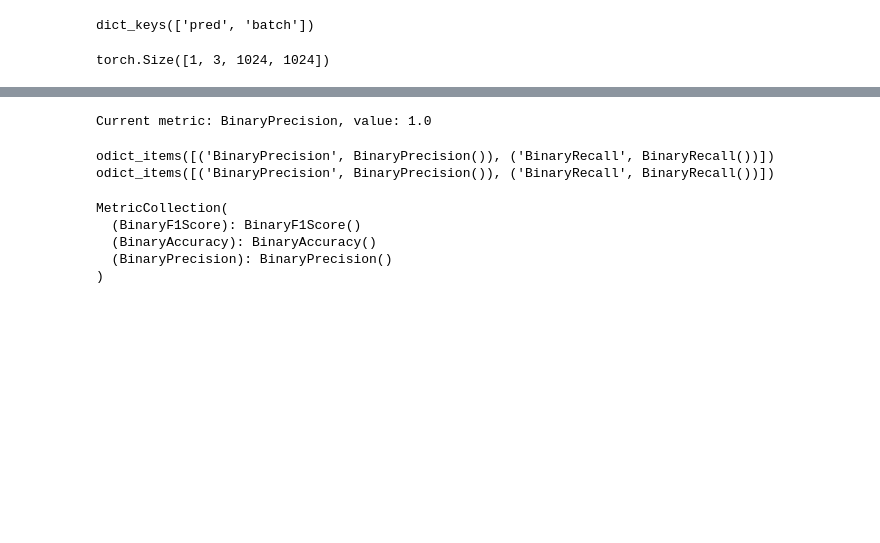
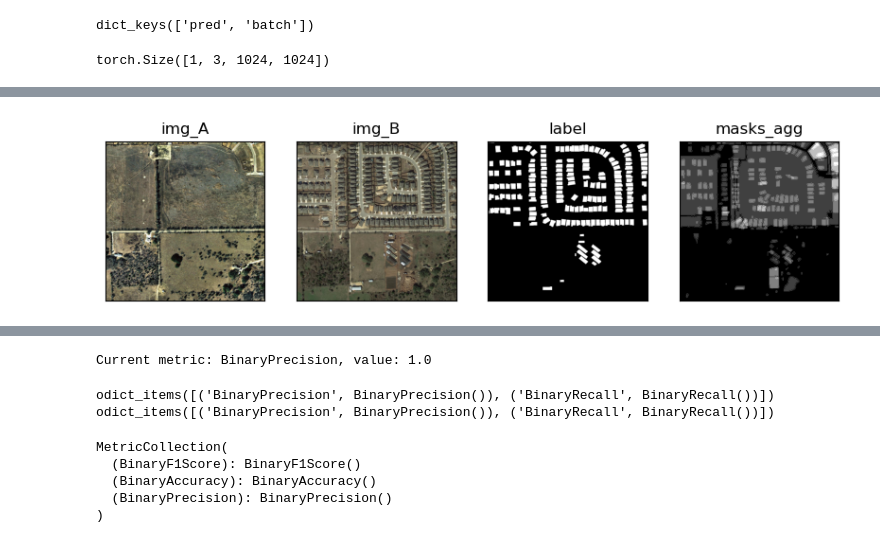
Before and after one commit to brustt/stylo_magique_intership_ign, a Jupyter notebook: notebooks/inference/run_inference.ipynb, the cells around one changed output, grey strips where cells are left out. Saved outputs shown, nothing was run; the diff lists cells and outputs as text; code cells hidden in the pictures; blank space fills up the shorter version.

```diff
--- a/notebooks/inference/run_inference.ipynb
+++ b/notebooks/inference/run_inference.ipynb
@@ -190,0 +222,5 @@ def plot_metrics_units_px(tp, fp, fn, title="Metrics Overlay"):
+# %%
+# th 40
+show_prediction_sample(output)
+# %% [output]
+[figure, added]
```
Also changed, not shown: parts of 16 cells of this notebook, 10 other files.
